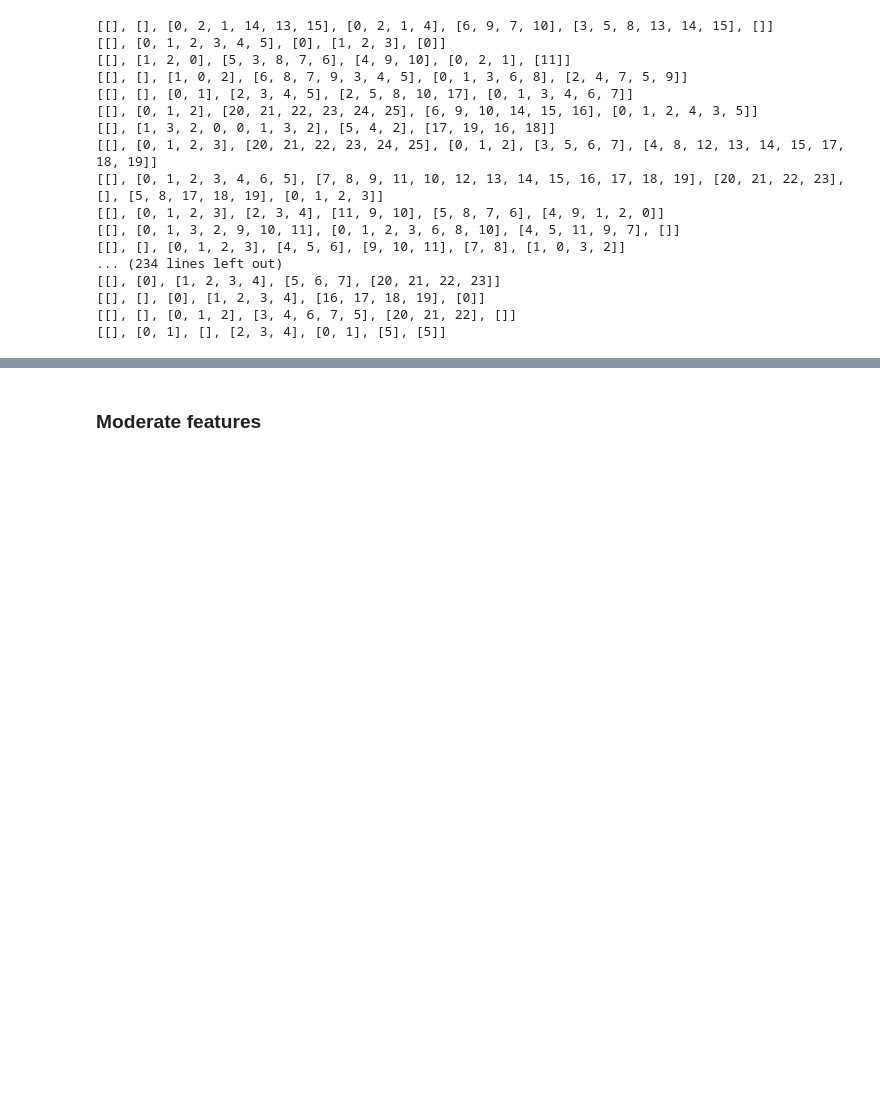
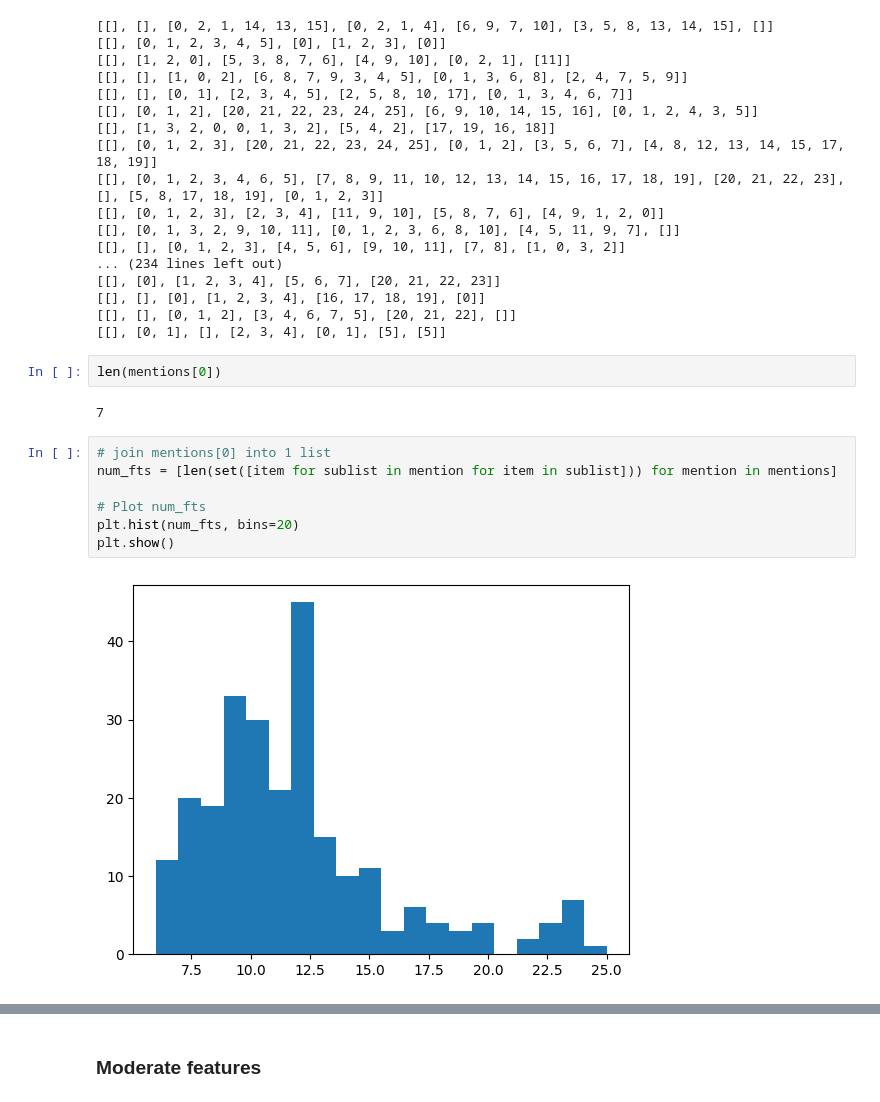
Before and after one commit to jameswburton18/LocalLevelExplanations, a Jupyter notebook: notebooks/dataset_analysis.ipynb, the cells around one changed output, grey strips where cells are left out. Saved outputs shown, nothing was run; the diff lists cells and outputs as text; blank space fills up the shorter version.

Commit message:
Graphs

```diff
--- a/notebooks/dataset_analysis.ipynb
+++ b/notebooks/dataset_analysis.ipynb
@@ -519,6 +519,19 @@ for i, r_i in zip(indexes, rev_indexes):
 [[], [], [0], [1, 2, 3, 4], [16, 17, 18, 19], [0]]
 [[], [], [0, 1, 2], [3, 4, 6, 7, 5], [20, 21, 22], []]
 [[], [0, 1], [], [2, 3, 4], [0, 1], [5], [5]]
+# %%
+len(mentions[0])
+# %% [output]
+7
+# %%
+# join mentions[0] into 1 list
+num_fts = [len(set([item for sublist in mention for item in sublist])) for mention in mentions]
+
+# Plot num_fts
+plt.hist(num_fts, bins=20)
+plt.show()
+# %% [output]
+[figure, added]
 # %%
 tf = Counter([item for group in indexes for sublist in group for item in sublist]).most_common()
 
```
Also changed, not shown: parts of 2 cells of this notebook.
